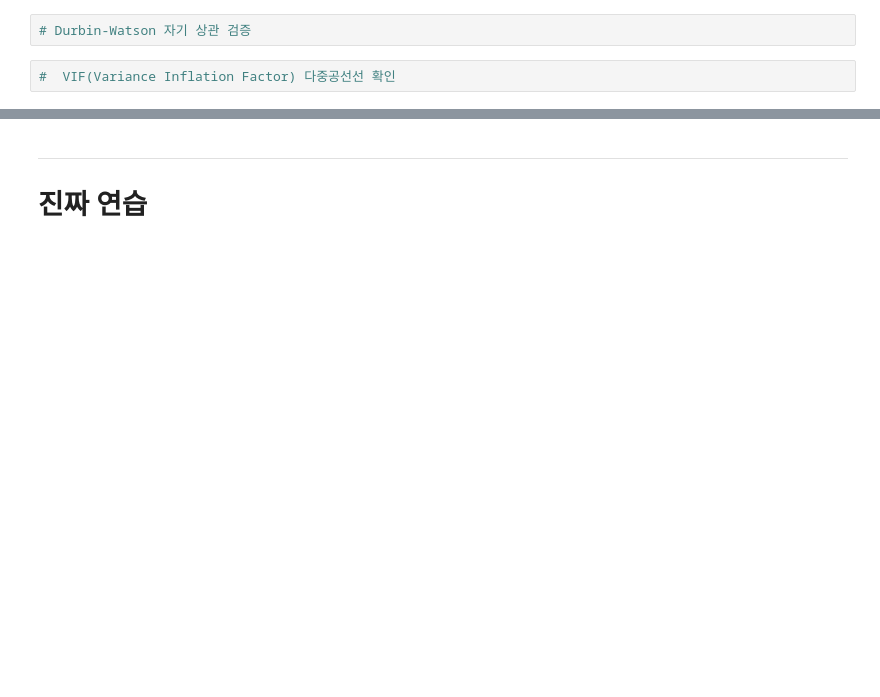
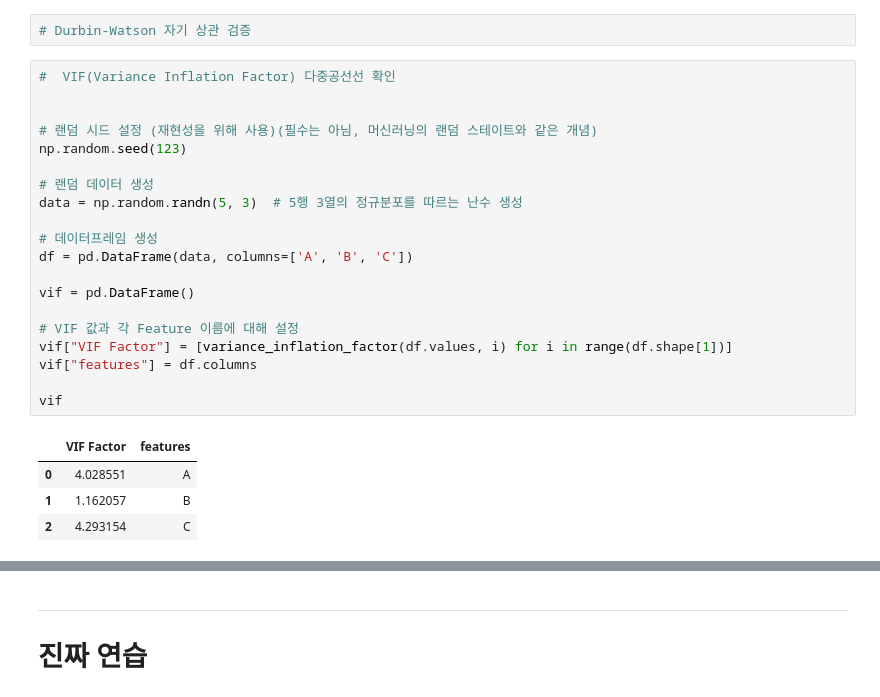
Before and after one commit to juno-bara/7_tutoring, a Jupyter notebook: tutoring_3.ipynb, the cells around one changed output, grey strips where cells are left out. Drawn from its saved outputs; the diff is of its cells as text; blank space fills up the shorter version.

```diff
--- a/tutoring_3.ipynb
+++ b/tutoring_3.ipynb
@@ -377,5 +386,28 @@ p-value: 0.1530127653083696
     vif
 # %%
 # Durbin-Watson 자기 상관 검증
-# %%
-#  VIF(Variance Inflation Factor) 다중공선선 확인
+# %%
+#  VIF(Variance Inflation Factor) 다중공선선 확인
+
+
+# 랜덤 시드 설정 (재현성을 위해 사용)(필수는 아님, 머신러닝의 랜덤 스테이트와 같은 개념)
+np.random.seed(123)
+
+# 랜덤 데이터 생성
+data = np.random.randn(5, 3)  # 5행 3열의 정규분포를 따르는 난수 생성
+
+# 데이터프레임 생성
+df = pd.DataFrame(data, columns=['A', 'B', 'C'])
+
+vif = pd.DataFrame()
+
+# VIF 값과 각 Feature 이름에 대해 설정
+vif["VIF Factor"] = [variance_inflation_factor(df.values, i) for i in range(df.shape[1])]
+vif["features"] = df.columns
+
+vif
+# %% [output]
+|  | VIF Factor | features |
+| 0 | 4.028551 | A |
+| 1 | 1.162057 | B |
+| 2 | 4.293154 | C |
```
Also changed, not shown: parts of 12 cells of this notebook, 2 other files.
